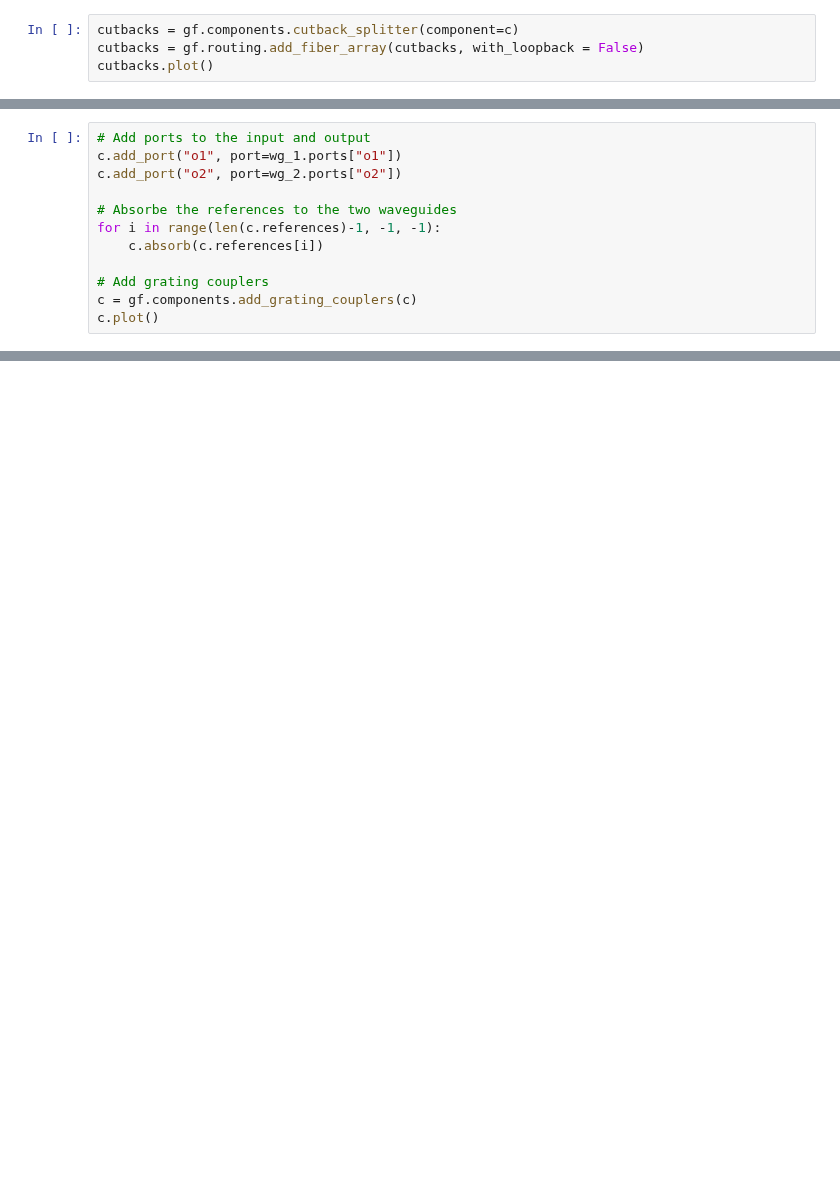
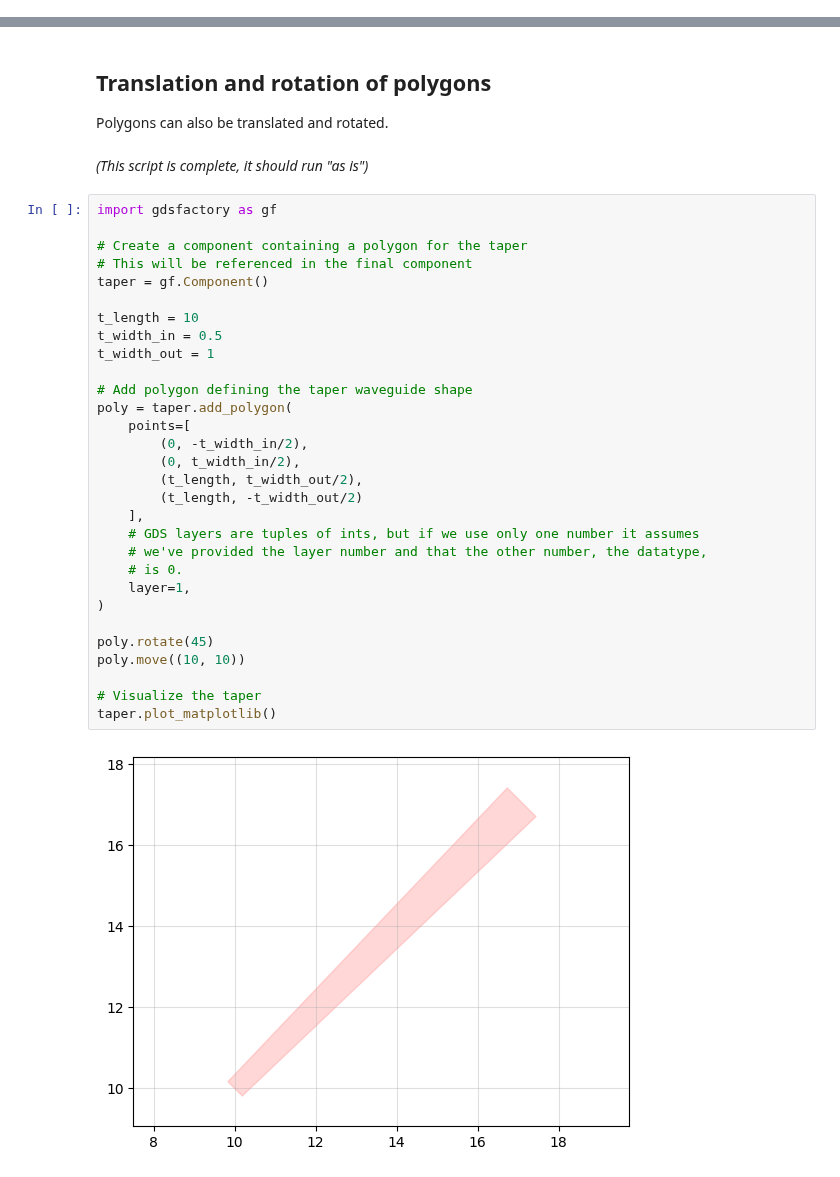
Before and after one commit to BYUCamachoLab/Photonics-Bootcamp, a Jupyter notebook: book/pages/components.ipynb, the cells around one changed output, grey strips where cells are left out. Drawn from its saved outputs; the diff is of its cells as text; blank space fills up the shorter version.

```diff
--- a/book/pages/components.ipynb
+++ b/book/pages/components.ipynb
@@ -133,4 +0,0 @@ Now that your gds is a component in GDS Factory, you can use it in conjunction w
-# %%
-cutbacks = gf.components.cutback_splitter(component=c)
-cutbacks = gf.routing.add_fiber_array(cutbacks, with_loopback = False)
-cutbacks.plot()
@@ -208,12 +0,0 @@ Unless you plan on having an edge-coupled chip, you will most likely need {term}
-# %%
-# Add ports to the input and output
-c.add_port("o1", port=wg_1.ports["o1"])
-c.add_port("o2", port=wg_2.ports["o2"])
-
-# Absorbe the references to the two waveguides
-for i in range(len(c.references)-1, -1, -1):
-    c.absorb(c.references[i])
-
-# Add grating couplers
-c = gf.components.add_grating_couplers(c)
-c.plot()
@@ -225,0 +96,38 @@ c.plot()
+# %% [markdown]
+## Translation and rotation of polygons
+
+Polygons can also be translated and rotated.
+# %% [markdown]
+*(This script is complete, it should run "as is")*
+# %%
+import gdsfactory as gf
+
+# Create a component containing a polygon for the taper
+# This will be referenced in the final component
+taper = gf.Component()
+
+t_length = 10
+t_width_in = 0.5
+t_width_out = 1
+
+# Add polygon defining the taper waveguide shape
+poly = taper.add_polygon(
+    points=[
+        (0, -t_width_in/2),
+        (0, t_width_in/2),
+        (t_length, t_width_out/2),
+        (t_length, -t_width_out/2)
+    ],
+    # GDS layers are tuples of ints, but if we use only one number it assumes
+    # we've provided the layer number and that the other number, the datatype,
+    # is 0.
+    layer=1,
+)
+
+poly.rotate(45)
+poly.move((10, 10))
+
+# Visualize the taper
+taper.plot_matplotlib()
+# %% [output]
+[figure, added]
```
Also changed, not shown: parts of 68 cells of this notebook, 29 other files.
